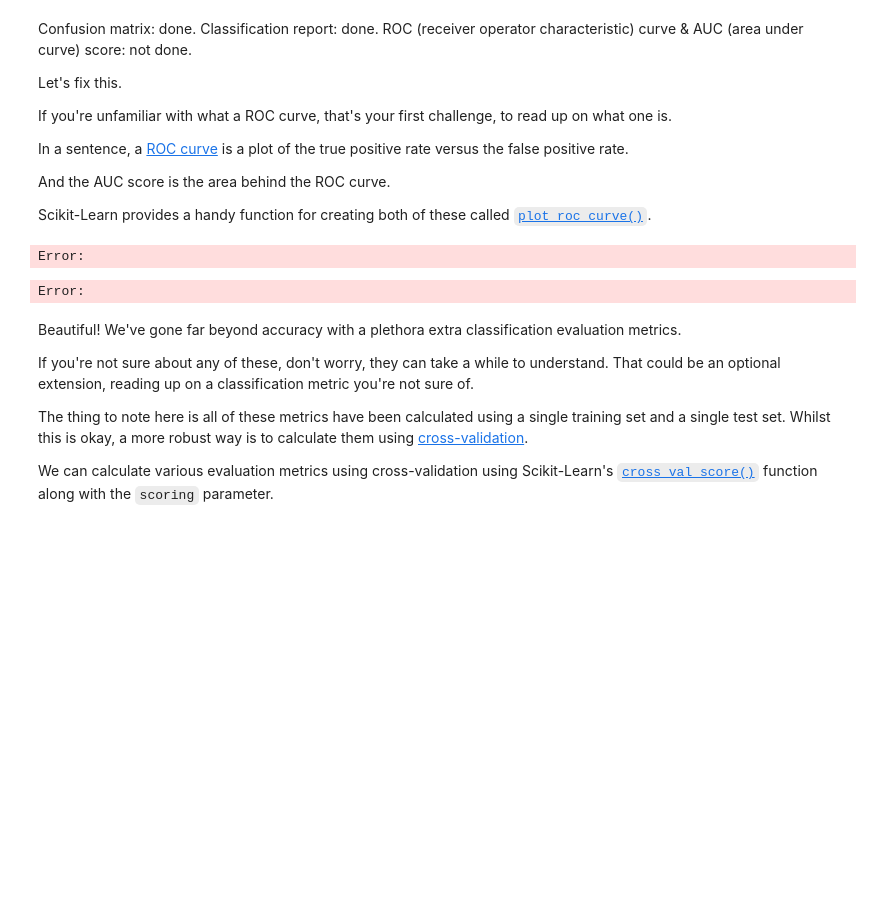
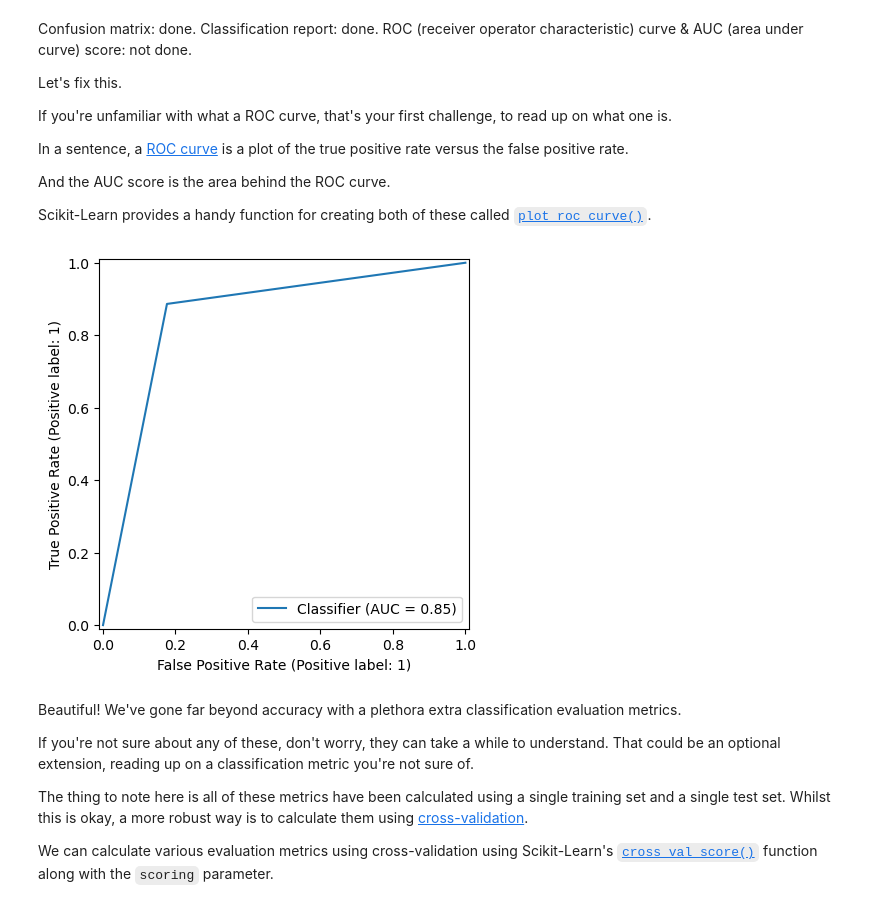
Before and after one commit to Eakempreet/Learning-ML, a Jupyter notebook: Scikit-Learn/scikit-learn-exercises.ipynb, the cells around one changed output. Cells and saved outputs as stored; diff of their text form; code cells hidden in the pictures; blank space fills up the shorter version.

Commit message:
Completed the Scikit-Learn Exercise

```diff
--- a/Scikit-Learn/scikit-learn-exercises.ipynb
+++ b/Scikit-Learn/scikit-learn-exercises.ipynb
@@ -519,11 +524,11 @@ And the AUC score is the area behind the ROC curve.
 
 Scikit-Learn provides a handy function for creating both of these called [`plot_roc_curve()`](https://scikit-learn.org/stable/modules/generated/sklearn.metrics.plot_roc_curve.html).
 # %%
-# Plot a ROC curve using our current machine learning model using plot_roc_curve
-###
+# Plot a ROC curve using our current machine learning model using RocCurveDisplay.from_predictions
+RocCurveDisplay.from_predictions(y_true=y_test,
+                                 y_score=y_preds);
 # %% [output]
-Error:
-Error:
+[figure, added]
 # %% [markdown]
 Beautiful! We've gone far beyond accuracy with a plethora extra classification evaluation metrics.
 
```
Also changed, not shown: parts of 56 cells of this notebook.
